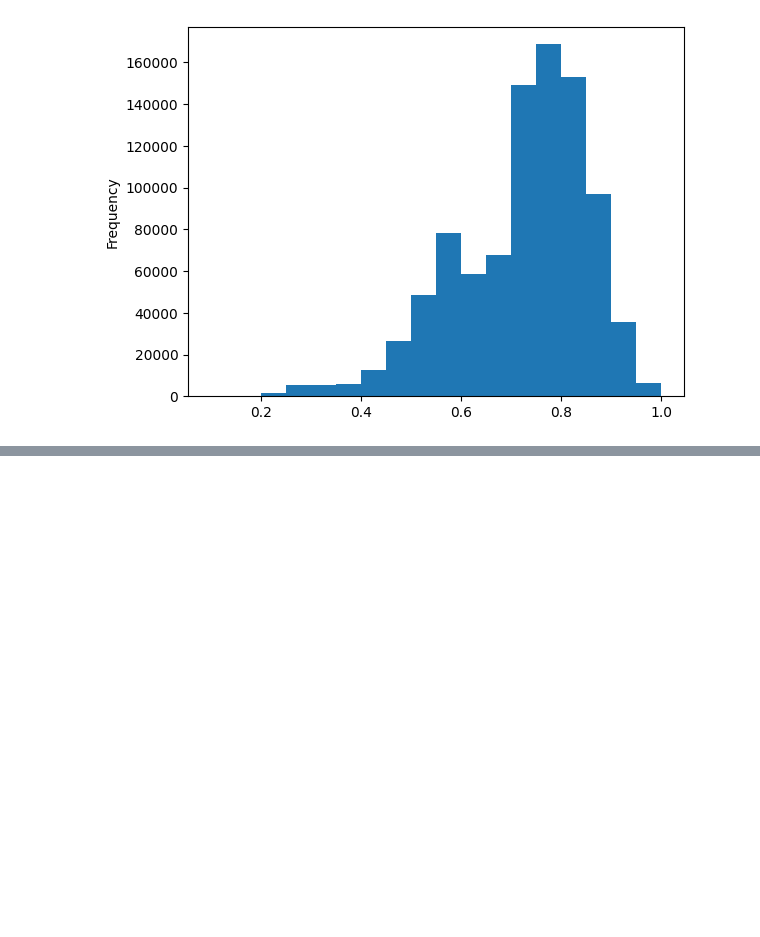
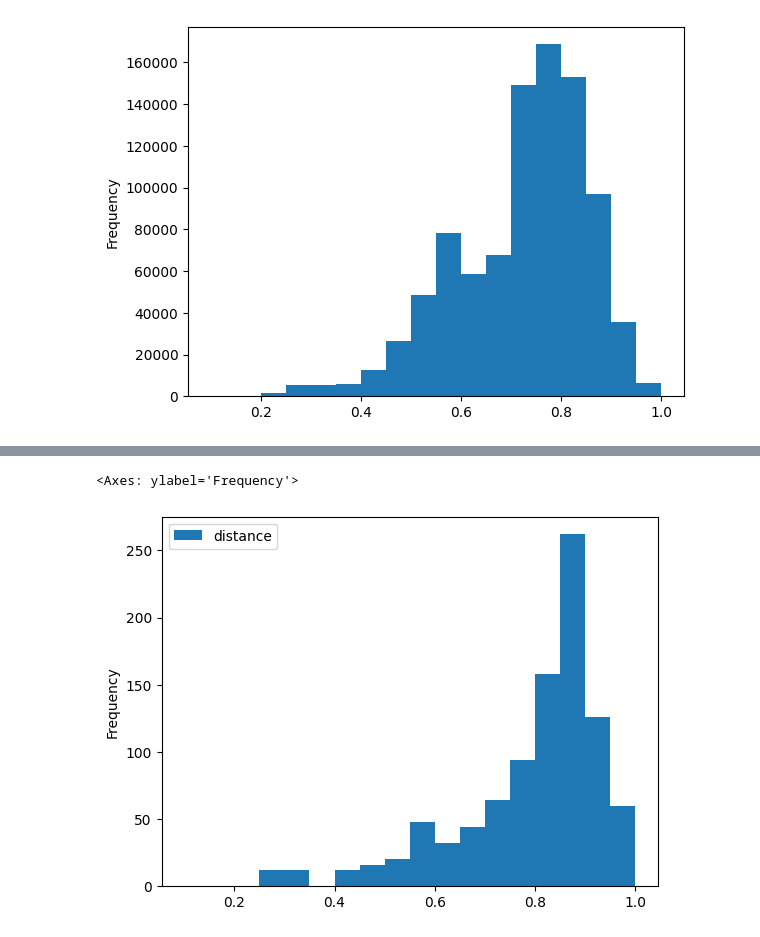
Before and after one commit to pschonev/double-fischer-random, a Jupyter notebook: src/explore.ipynb, the cells around one changed output, grey strips where cells are left out. Cells and saved outputs as stored; diff of their text form; code cells hidden in the pictures; blank space fills up the shorter version.

```diff
--- a/src/explore.ipynb
+++ b/src/explore.ipynb
@@ -1,8 +1,8 @@
 # %%
 import pandas as pd
 
-df = pd.read_parquet("../sorted_values.parquet")
-df
+distance_df = pd.read_parquet("../sorted_values.parquet")
+distance_df
 # %% [output]
 |  | white | black | distance |
 | 0 | bbnnqrkr | bbnnqrkr | 0.0 |
@@ -24,0 +45,6 @@ df[df["distance"] > 0.1]["distance"].plot.hist(bins=18, range=(0.1, 1))
+# %%
+# df where white is reversed black
+df_reversed = distance_df.where(
+    distance_df.white == distance_df.black.str[::-1]
+).dropna()
+df_reversed
@@ -24,0 +65,5 @@ df[df["distance"] > 0.1]["distance"].plot.hist(bins=18, range=(0.1, 1))
+# %%
+df_reversed.plot.hist(bins=18, range=(0.1, 1))
+# %% [output]
+<Axes: ylabel='Frequency'>
+[figure, added]
```
Also changed, not shown: parts of 10 cells of this notebook, 6 other files.
